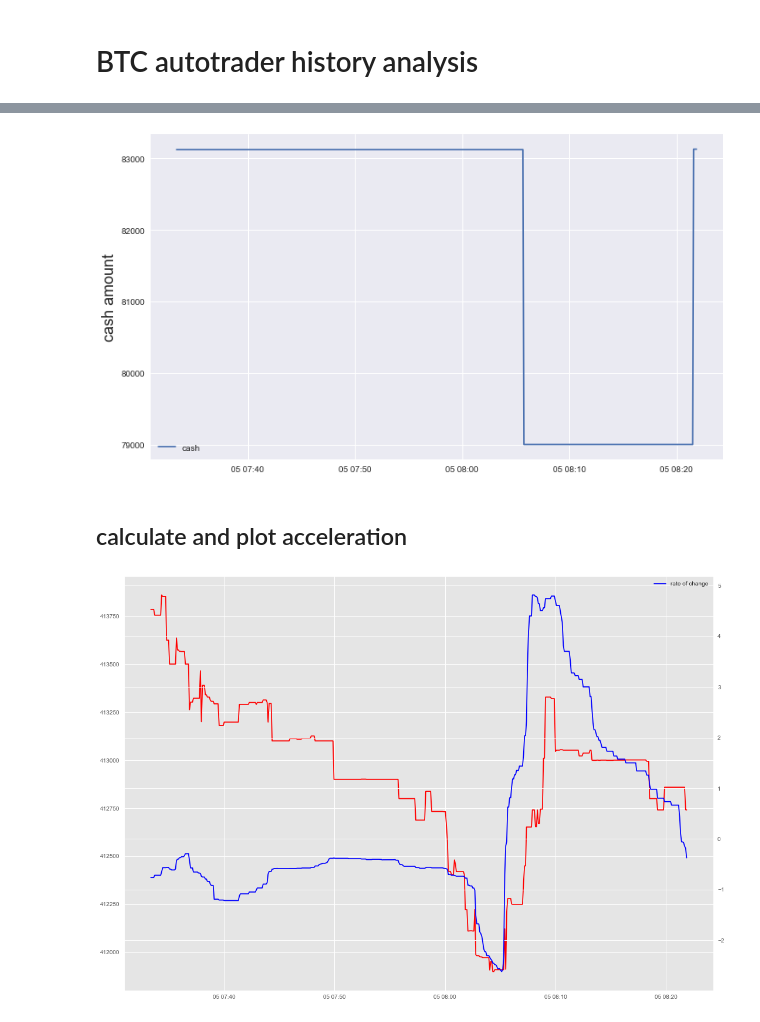
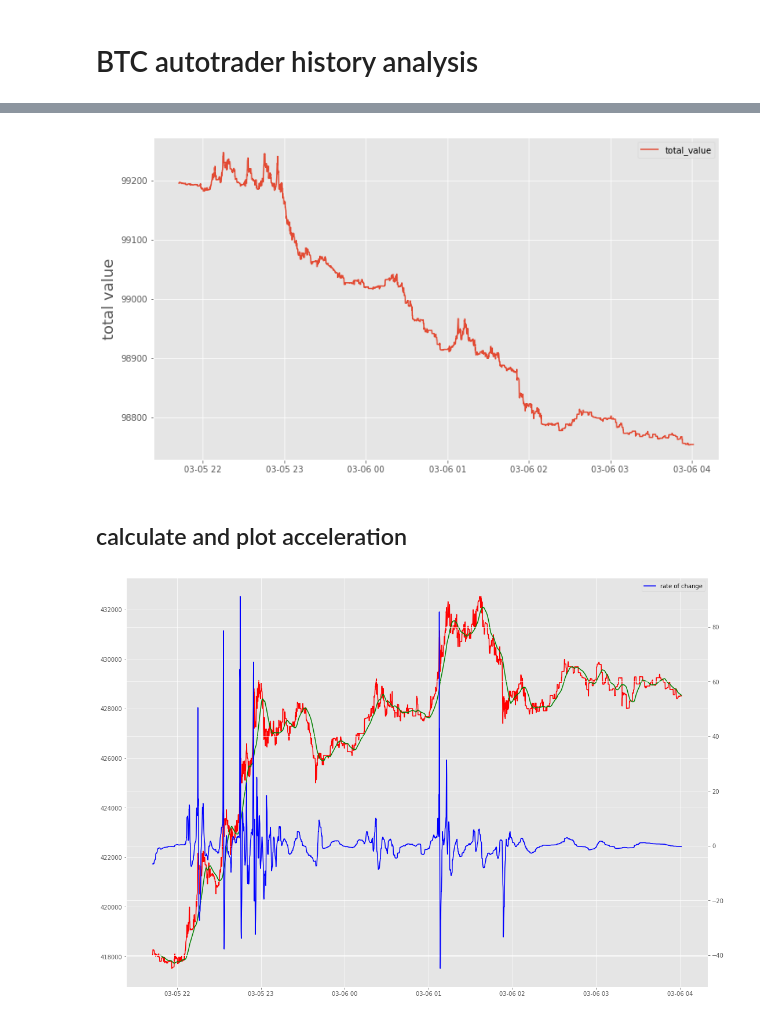
Before and after one commit to soujiro0725/finance-stats, a Jupyter notebook: btc-autotrader-history.ipynb, the cells around one changed output, grey strips where cells are left out. Drawn from its saved outputs; the diff is of its cells as text; code cells hidden in the pictures.

```diff
--- a/btc-autotrader-history.ipynb
+++ b/btc-autotrader-history.ipynb
@@ -16,8 +16,8 @@ import seaborn as sns
 plt.style.use('ggplot')
 # %%
-csv_file = '../btc-autotrader/lib/data/log/2019-03-05T07:33:21.932647.csv'
+csv_file = '../btc-autotrader/lib/data/log/2019-03-05T21:42:24.255151.csv'
 # %%
-df = pd.read_csv(csv_file, names=('datetime', 'cash', 'btc_in_possession', 'btc_current_price', 'position', 'rate_of_change'))
+df = pd.read_csv(csv_file, names=('datetime', 'cash', 'btc_in_possession', 'btc_current_price', 'position', 'rate_of_change', 'total_value'))
 # %%
 df.datetime = pd.to_datetime(df.datetime)
 # %%
@@ -61,12 +72,12 @@ plt.show()
 # %%
 plt.figure(figsize=(12, 7))
-plt.plot(df.datetime, df.cash)
+plt.plot(df.datetime, df.total_value)
 #plt.ylim(83000,83500)
-plt.ylabel('cash amount', fontsize=18)
+plt.ylabel('total value', fontsize=18)
 plt.legend()
 plt.show()
 # %% [output]
-[figure, old version]
+[figure, new version]
 # %% [markdown]
 ## calculate and plot acceleration
 # %%
@@ -74,8 +85,9 @@ fig, ax1 = plt.subplots(figsize=(18,13))
 ax2 = ax1.twinx()
 #plt.plot(df.datetime, df.cash)
 ax1.plot(df.datetime, df.btc_current_price, color='r', label='current price')
+ax1.plot(df.datetime, df.btc_current_price.rolling(50).mean(), color='green', label='moving average price')
 ax2.plot(df.datetime, df.rate_of_change, color='b', label='rate of change')
 plt.legend()
 plt.show()
 # %% [output]
-[figure, old version]
+[figure, new version]
```
Also changed, not shown: parts of 5 cells of this notebook.
